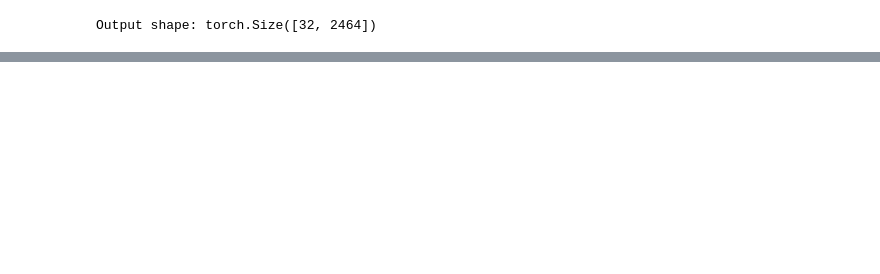
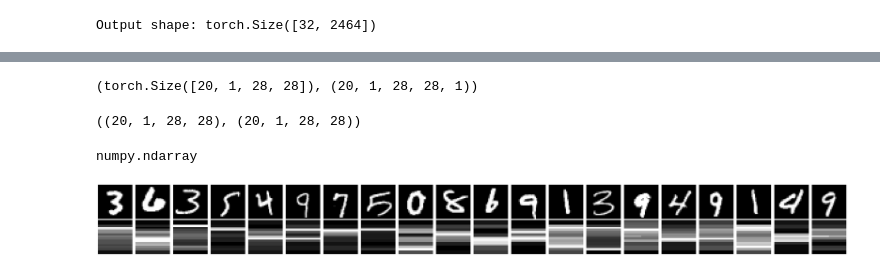
Before and after one commit to AymenTlili131/Federated-Continual-learning-, a Jupyter notebook: New/Shapley cooking.ipynb, the cells around one changed output, grey strips where cells are left out. Saved outputs shown, nothing was run; the diff lists cells and outputs as text; code cells hidden in the pictures; blank space fills up the shorter version.

```diff
--- a/New/Shapley cooking.ipynb
+++ b/New/Shapley cooking.ipynb
@@ -46,7 +46,7 @@ criterion = nn.CrossEntropyLoss()
 optimizer = optim.Adam(model.parameters(), lr=0.001)
 
 # Training the model
-num_epochs = 5
+num_epochs = 1
 for epoch in range(num_epochs):
     running_loss = 0.0
     for i, (inputs, labels) in enumerate(trainloader, 0):
@@ -135,0 +178,4 @@ Output shape: torch.Size([32, 2464])
+# %%
+(shap_values.data.shape, shap_values.values.shape)
+# %% [output]
+(torch.Size([20, 1, 28, 28]), (20, 1, 28, 28, 1))
@@ -135,0 +184,45 @@ Output shape: torch.Size([32, 2464])
+# %%
+shap_values.values = np.array([val for val in np.moveaxis(shap_values.values, -1, 0)])
+# %%
+
+#shap_values.data=shap_values.data.numpy()
+(shap_values.data.numpy().shape, shap_values.values[0].shape)
+# %% [output]
+((20, 1, 28, 28), (20, 1, 28, 28))
+# %%
+type(shap_values.values[0])
+# %% [output]
+numpy.ndarray
+# %%
+import numpy as np
+import matplotlib.pyplot as plt
+
+def plot_images_side_by_side(images1, images2):
+    """
+    Plots two sets of grayscale images in separate rows for comparison.
+
+    Args:
+        images1 (numpy.ndarray): First set of images, shape (B, 1, H, W)
+        images2 (numpy.ndarray): Second set of images, shape (B, 1, H, W)
+    """
+    batch_size, _, H, W = images1.shape
+    fig, axes = plt.subplots(2, batch_size, figsize=(batch_size * 2, 4))
+
+    if batch_size == 1:
+        axes = np.expand_dims(axes, axis=1)  # Ensure consistent indexing for batch_size=1
+
+    for i in range(batch_size):
+        for row, images in enumerate([images1, images2]):
+            img = images[i, 0]
+            img = (img - img.min()) / (img.max() - img.min() + 1e-7)  # Normalize
+
+            axes[row, i].imshow(img, cmap="gray", vmin=0, vmax=1)
+            axes[row, i].axis("off")
+
+    plt.tight_layout()
+    plt.show()
+
+
+plot_images_side_by_side(shap_values.data.numpy(),  shap_values.values[0])
+# %% [output]
+[figure, added]
```
Also changed, not shown: parts of 12 cells of this notebook, 2 other files.
